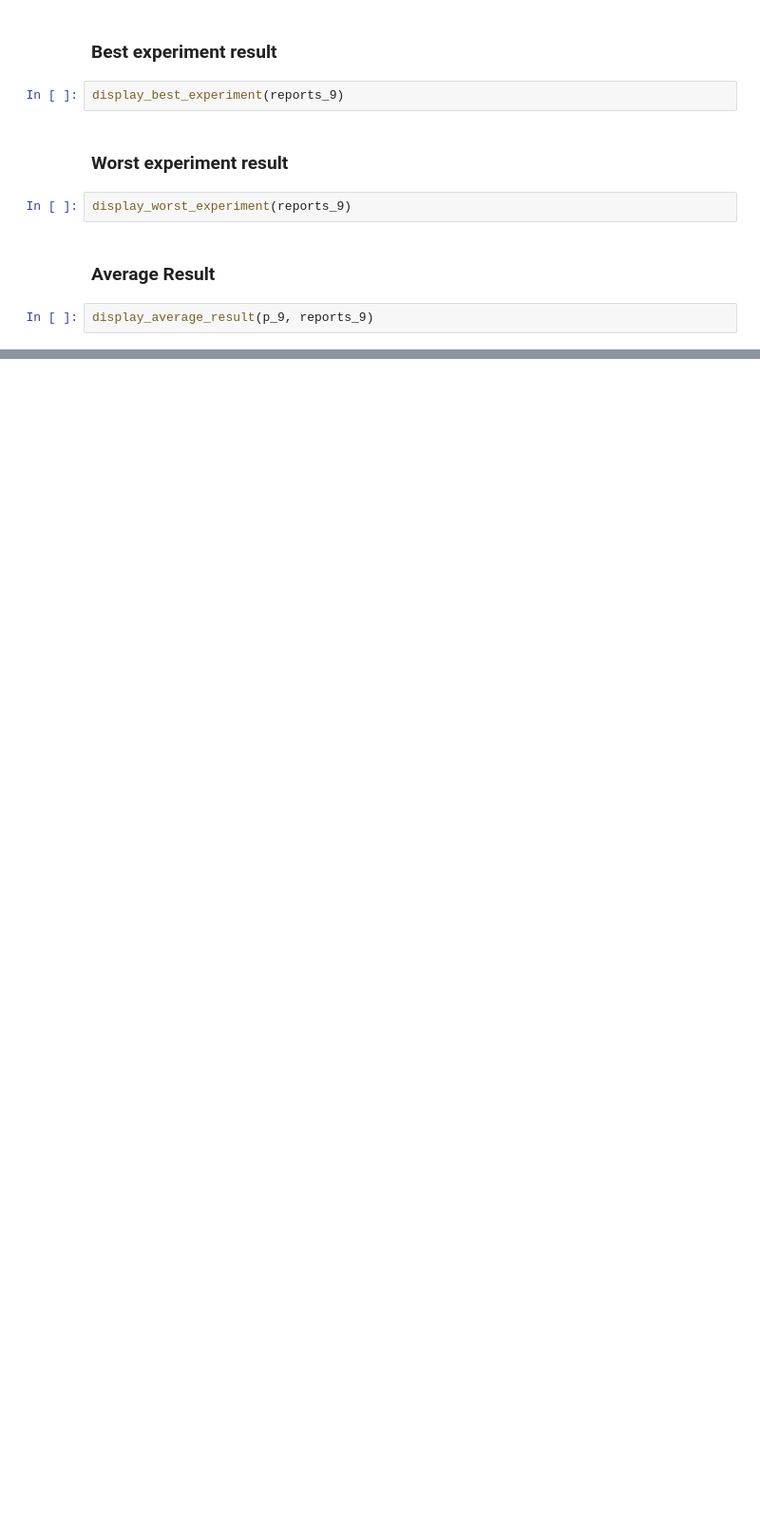
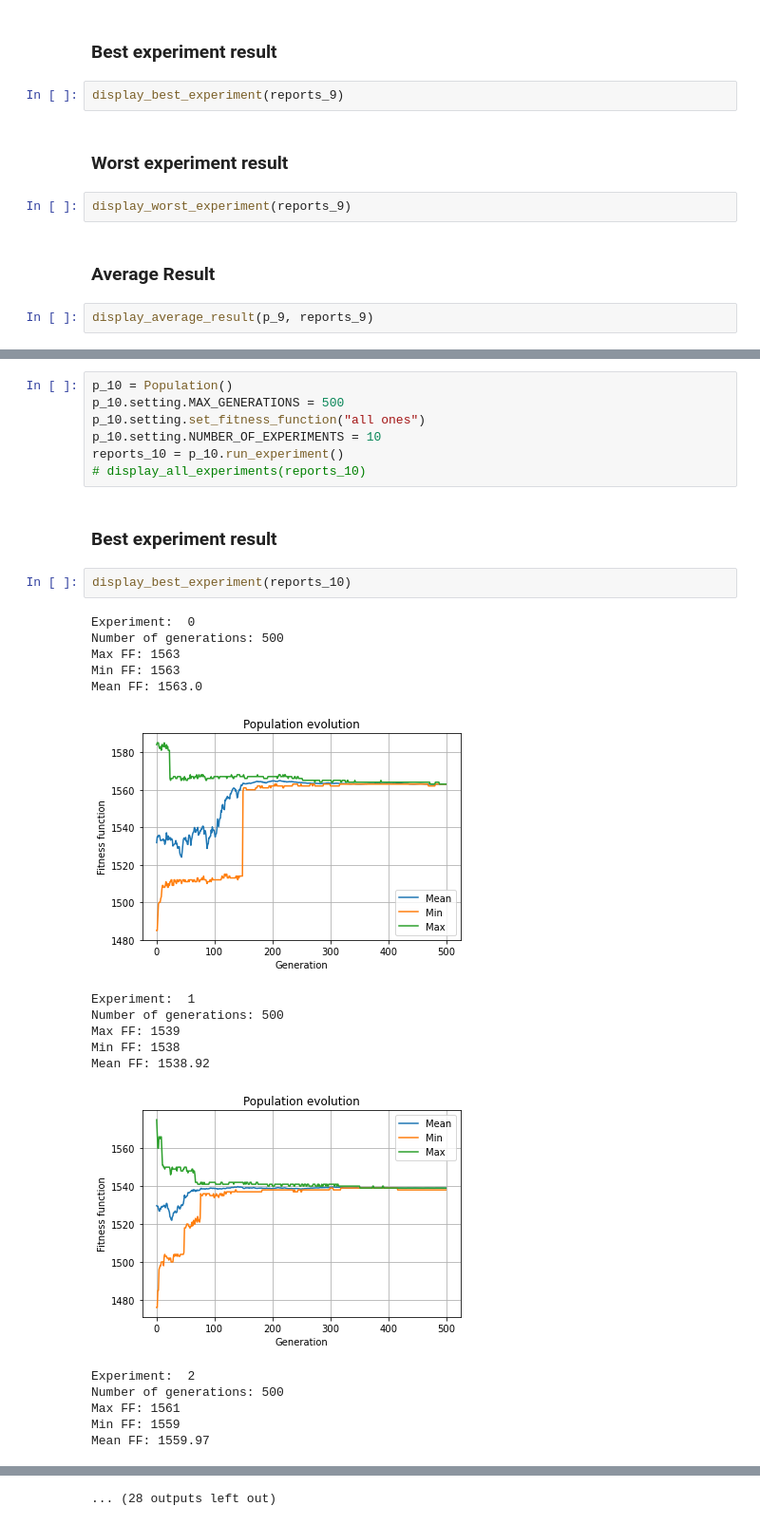
Before and after one commit to DussanFreire/Genetic-Algorithm, a Jupyter notebook: Experiments.ipynb, the cells around one changed output, grey strips where cells are left out. Shown at 95% size. Drawn from its saved outputs; the diff is of its cells as text; blank space fills up the shorter version.

```diff
--- a/Experiments.ipynb
+++ b/Experiments.ipynb
@@ -311,0 +346,29 @@ display_average_result(p_9, reports_9)
+# %%
+p_10 = Population()
+p_10.setting.MAX_GENERATIONS = 500
+p_10.setting.set_fitness_function("all ones")
+p_10.setting.NUMBER_OF_EXPERIMENTS = 10
+reports_10 = p_10.run_experiment()
+# display_all_experiments(reports_10)
+# %% [markdown]
+### Best experiment result
+# %%
+display_best_experiment(reports_10)
+# %% [output]
+Experiment:  0
+Number of generations: 500
+Max FF: 1563
+Min FF: 1563
+Mean FF: 1563.0
+[figure, added]
+Experiment:  1
+Number of generations: 500
+Max FF: 1539
+Min FF: 1538
+Mean FF: 1538.92
+[figure, added]
+Experiment:  2
+Number of generations: 500
+Max FF: 1561
+Min FF: 1559
+Mean FF: 1559.97
@@ -311,0 +394 @@ display_average_result(p_9, reports_9)
+... (28 outputs left out)
```
Also changed, not shown: parts of 22 cells of this notebook, 6 other files.
